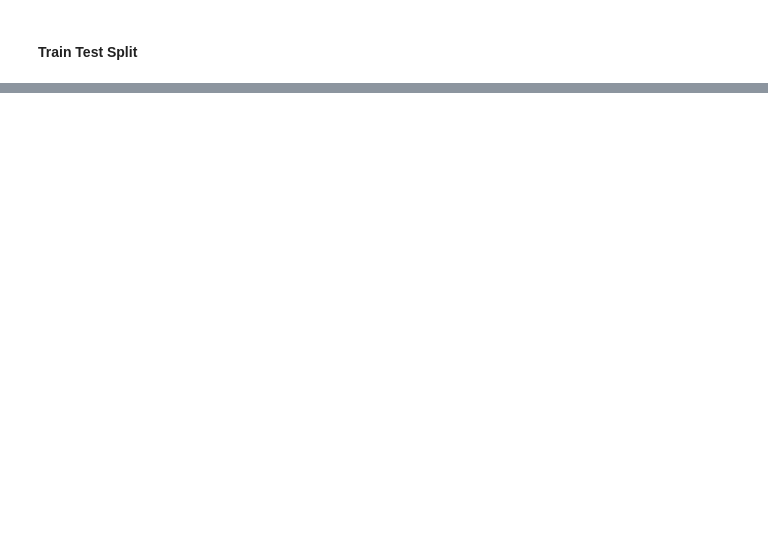
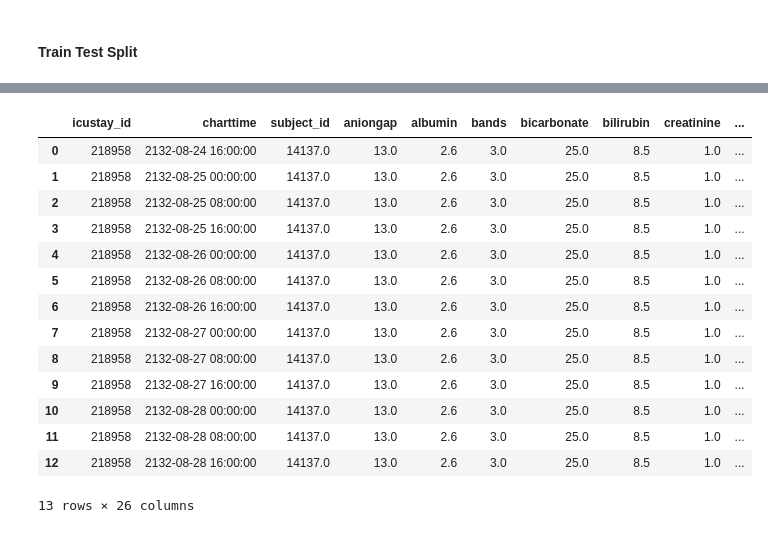
Before and after one commit to navikannur/CKD_Multimodal_Thesis, a Jupyter notebook: Thesis_Main.ipynb, the cells around one changed output, grey strips where cells are left out. Saved outputs shown, nothing was run; the diff lists cells and outputs as text; code cells hidden in the pictures; blank space fills up the shorter version.

```diff
--- a/Thesis_Main.ipynb
+++ b/Thesis_Main.ipynb
@@ -921,0 +962,18 @@ print(cm)
+# %%
+labs_windowed[labs_windowed['icustay_id']==218958]
+# %% [output]
+|  | icustay_id | charttime | subject_id | aniongap | albumin | bands | bicarbonate | bilirubin | creatinine | ... |
+| 0 | 218958 | 2132-08-24 16:00:00 | 14137.0 | 13.0 | 2.6 | 3.0 | 25.0 | 8.5 | 1.0 | ... |
+| 1 | 218958 | 2132-08-25 00:00:00 | 14137.0 | 13.0 | 2.6 | 3.0 | 25.0 | 8.5 | 1.0 | ... |
+| 2 | 218958 | 2132-08-25 08:00:00 | 14137.0 | 13.0 | 2.6 | 3.0 | 25.0 | 8.5 | 1.0 | ... |
+| 3 | 218958 | 2132-08-25 16:00:00 | 14137.0 | 13.0 | 2.6 | 3.0 | 25.0 | 8.5 | 1.0 | ... |
+| 4 | 218958 | 2132-08-26 00:00:00 | 14137.0 | 13.0 | 2.6 | 3.0 | 25.0 | 8.5 | 1.0 | ... |
+| 5 | 218958 | 2132-08-26 08:00:00 | 14137.0 | 13.0 | 2.6 | 3.0 | 25.0 | 8.5 | 1.0 | ... |
+| 6 | 218958 | 2132-08-26 16:00:00 | 14137.0 | 13.0 | 2.6 | 3.0 | 25.0 | 8.5 | 1.0 | ... |
+| 7 | 218958 | 2132-08-27 00:00:00 | 14137.0 | 13.0 | 2.6 | 3.0 | 25.0 | 8.5 | 1.0 | ... |
+| 8 | 218958 | 2132-08-27 08:00:00 | 14137.0 | 13.0 | 2.6 | 3.0 | 25.0 | 8.5 | 1.0 | ... |
+| 9 | 218958 | 2132-08-27 16:00:00 | 14137.0 | 13.0 | 2.6 | 3.0 | 25.0 | 8.5 | 1.0 | ... |
+| 10 | 218958 | 2132-08-28 00:00:00 | 14137.0 | 13.0 | 2.6 | 3.0 | 25.0 | 8.5 | 1.0 | ... |
+| 11 | 218958 | 2132-08-28 08:00:00 | 14137.0 | 13.0 | 2.6 | 3.0 | 25.0 | 8.5 | 1.0 | ... |
+| 12 | 218958 | 2132-08-28 16:00:00 | 14137.0 | 13.0 | 2.6 | 3.0 | 25.0 | 8.5 | 1.0 | ... |
+13 rows × 26 columns
```
Also changed, not shown: parts of 172 cells of this notebook.
